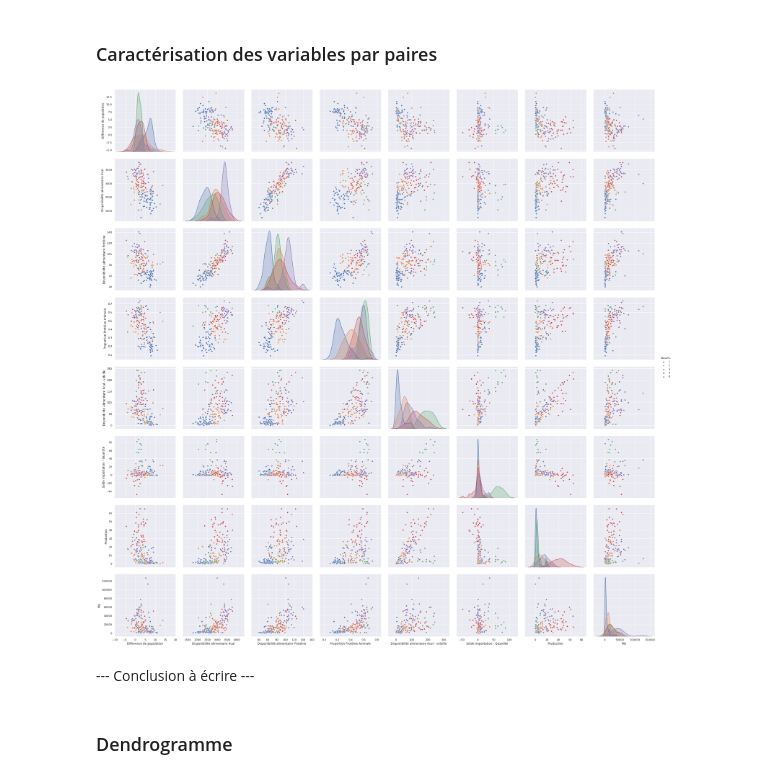
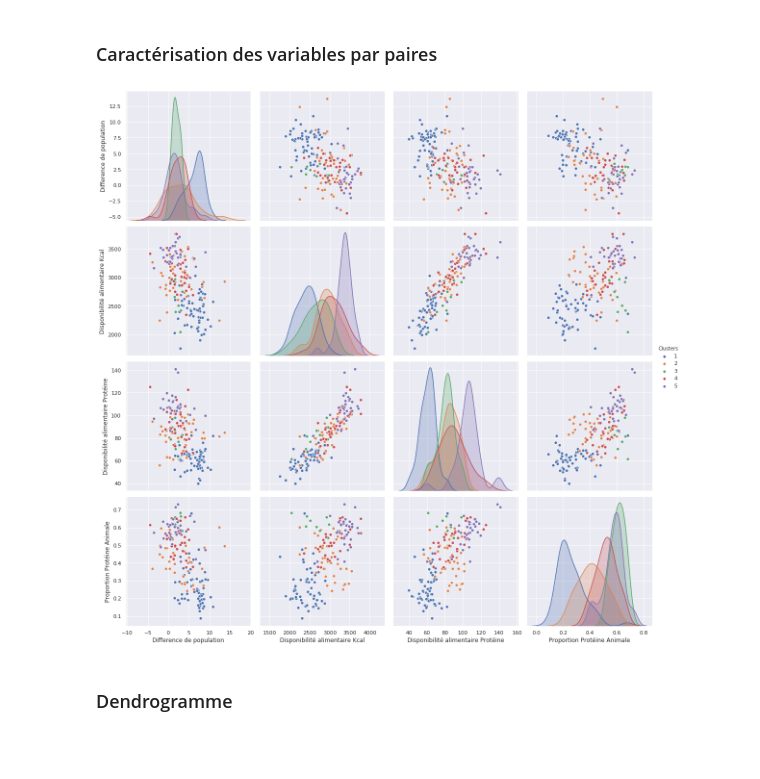
Before and after one commit to FranckDELRUE/FranckDELRUE-OCR-Project-5-DAn-Python, a Jupyter notebook: P5_02_Code.ipynb, the cells around one changed output. Drawn from its saved outputs; the diff is of its cells as text; code cells hidden in the pictures; blank space fills up the shorter version.

```diff
--- a/P5_02_Code.ipynb
+++ b/P5_02_Code.ipynb
@@ -60,6 +61,8 @@ names = data.index
 # Centrage et Réduction
 std_scale = preprocessing.StandardScaler().fit(X)
 X_scaled = std_scale.transform(X)
+
+__CLUSTER__ = 5
 # %% [markdown]
 ### Optimisation du dendrogramme
 # %% [markdown]
@@ -171,14 +174,12 @@ Nous choississons la méthode ward qui donne un partage en clusters le plus équ
 # %%
 df = pd.DataFrame(data=X)
 df.columns =  ['Difference de population', 'Disponibilité alimentaire Kcal', 'Disponibilité alimentaire Protéine', 'Proportion Protéine Animale', 'Disponibilité alimentaire Kcal - volaille', 'Solde importation - Quantité', 'Production', 'PIB']
-df['Clusters'] = fcluster(Z, 5, criterion='maxclust')
-sns.pairplot(df, hue='Clusters', height=4)
+df['Clusters'] = fcluster(Z, __CLUSTER__, criterion='maxclust')
+sns.pairplot(df[['Difference de population', 'Disponibilité alimentaire Kcal', 'Disponibilité alimentaire Protéine', 'Proportion Protéine Animale', 'Clusters']], hue='Clusters', height=4)
 
 plt.savefig('Images/carac_paires.png')
 # %% [output]
-[figure, old version]
+[figure, new version]
-# %% [markdown]
---- Conclusion à écrire ---
 # %% [markdown]
 ### Dendrogramme
 # %%
```
Also changed, not shown: parts of 94 cells of this notebook, 17 other files.
